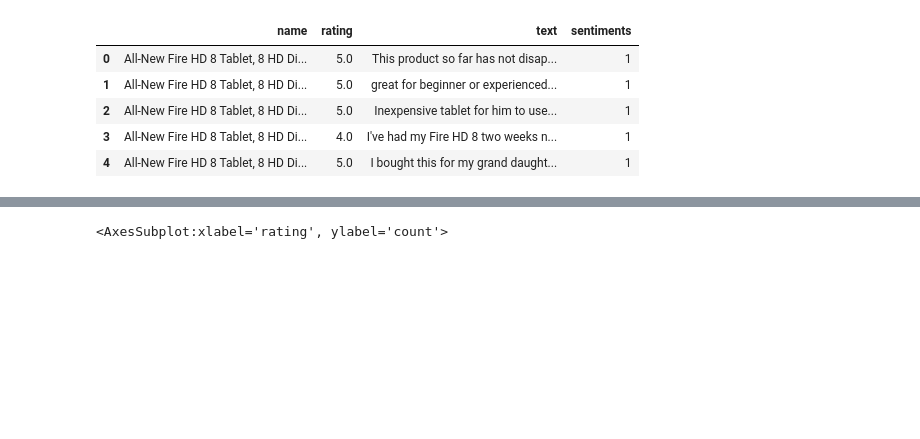
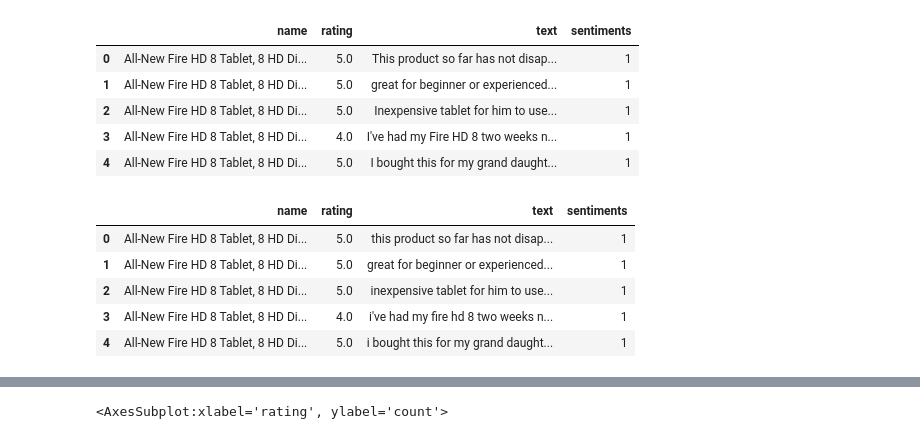
Before and after one commit to danielatlantis/Amazon_Reviews, a Jupyter notebook: amazon_sentiment_analysis.ipynb, the cells around one changed output, grey strips where cells are left out. Saved outputs shown, nothing was run; the diff lists cells and outputs as text; code cells hidden in the pictures; blank space fills up the shorter version.

```diff
--- a/amazon_sentiment_analysis.ipynb
+++ b/amazon_sentiment_analysis.ipynb
@@ -51,3 +52,14 @@ clean_reviews.head()
 | 2 | All-New Fire HD 8 Tablet, 8 HD Di... | 5.0 | Inexpensive tablet for him to use... | 1 |
 | 3 | All-New Fire HD 8 Tablet, 8 HD Di... | 4.0 | I've had my Fire HD 8 two weeks n... | 1 |
 | 4 | All-New Fire HD 8 Tablet, 8 HD Di... | 5.0 | I bought this for my grand daught... | 1 |
+# %%
+# Clean text by making all the text lowercase
+clean_reviews['text'] = clean_reviews['text'].str.lower()
+clean_reviews.head()
+# %% [output]
+|  | name | rating | text | sentiments |
+| 0 | All-New Fire HD 8 Tablet, 8 HD Di... | 5.0 | this product so far has not disap... | 1 |
+| 1 | All-New Fire HD 8 Tablet, 8 HD Di... | 5.0 | great for beginner or experienced... | 1 |
+| 2 | All-New Fire HD 8 Tablet, 8 HD Di... | 5.0 | inexpensive tablet for him to use... | 1 |
+| 3 | All-New Fire HD 8 Tablet, 8 HD Di... | 4.0 | i've had my fire hd 8 two weeks n... | 1 |
+| 4 | All-New Fire HD 8 Tablet, 8 HD Di... | 5.0 | i bought this for my grand daught... | 1 |
```
Also changed, not shown: parts of 36 cells of this notebook.
